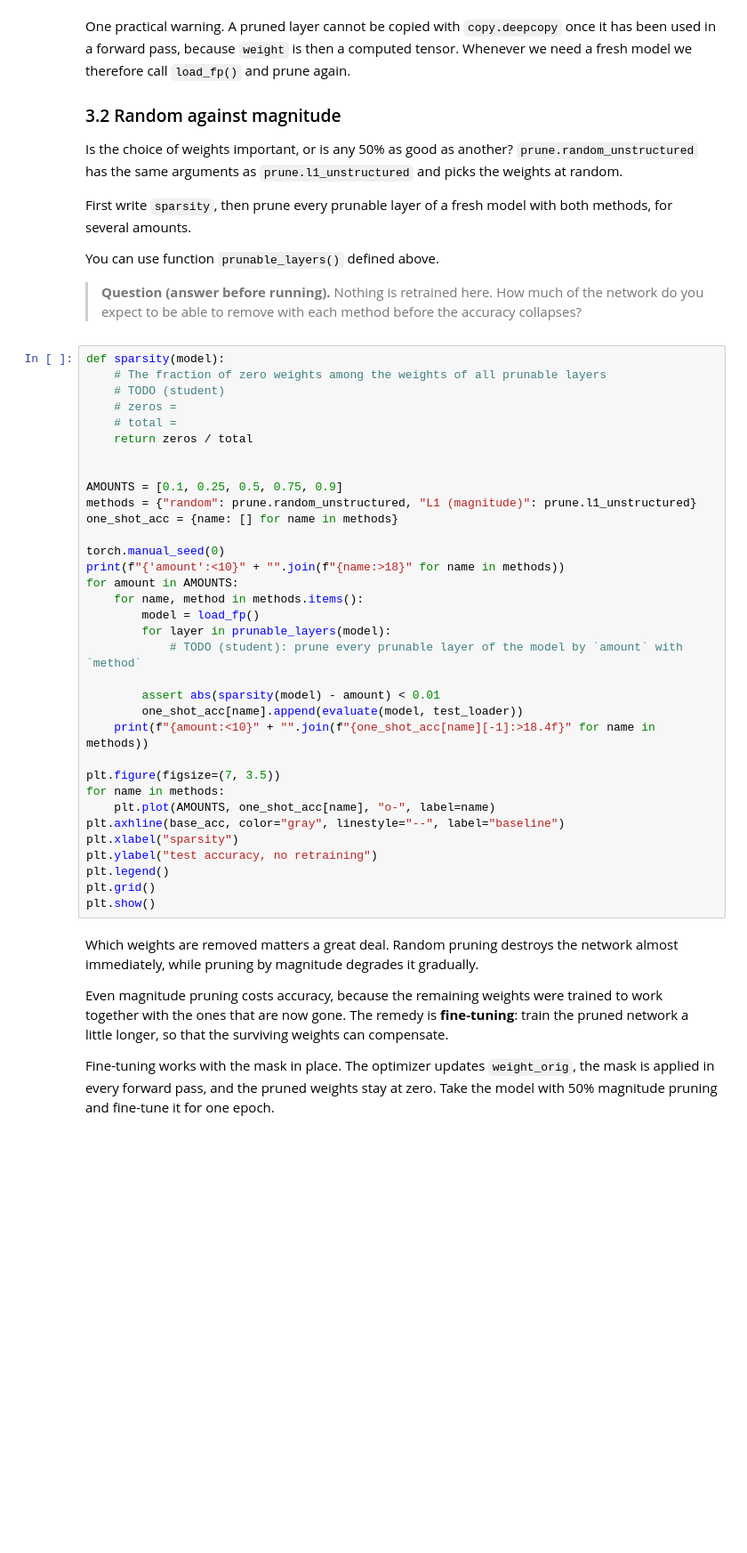
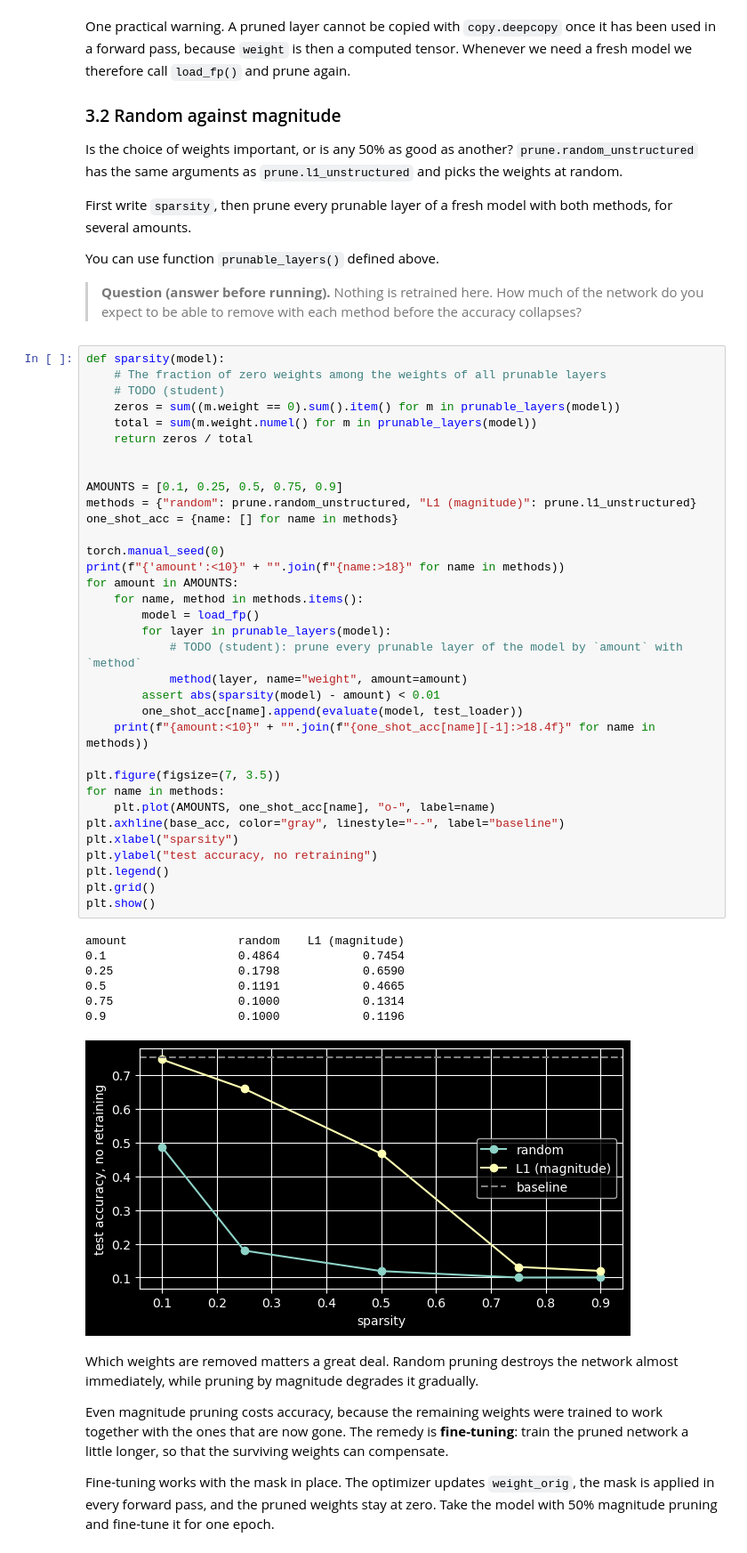
Before and after one commit to jjedra4/embedded_systems, a Jupyter notebook: lab03/Lab3_todo.ipynb, the cells around one changed output. Shown at 89% size. Saved outputs shown, nothing was run; the diff lists cells and outputs as text; blank space fills up the shorter version.

```diff
--- a/lab03/Lab3_todo.ipynb
+++ b/lab03/Lab3_todo.ipynb
@@ -258,36 +278,44 @@ You can use function `prunable_layers()` defined above.
 def sparsity(model):
     # The fraction of zero weights among the weights of all prunable layers
     # TODO (student)
-    # zeros =
-    # total =
+    zeros = sum((m.weight == 0).sum().item() for m in prunable_layers(model))
+    total = sum(m.weight.numel() for m in prunable_layers(model))
     return zeros / total
 
 
 AMOUNTS = [0.1, 0.25, 0.5, 0.75, 0.9]
 methods = {"random": prune.random_unstructured, "L1 (magnitude)": prune.l1_unstructured}
 one_shot_acc = {name: [] for name in methods}
 
 torch.manual_seed(0)
 print(f"{'amount':<10}" + "".join(f"{name:>18}" for name in methods))
 for amount in AMOUNTS:
     for name, method in methods.items():
         model = load_fp()
         for layer in prunable_layers(model):
             # TODO (student): prune every prunable layer of the model by `amount` with `method`
-
+            method(layer, name="weight", amount=amount)
         assert abs(sparsity(model) - amount) < 0.01
         one_shot_acc[name].append(evaluate(model, test_loader))
     print(f"{amount:<10}" + "".join(f"{one_shot_acc[name][-1]:>18.4f}" for name in methods))
 
 plt.figure(figsize=(7, 3.5))
 for name in methods:
     plt.plot(AMOUNTS, one_shot_acc[name], "o-", label=name)
 plt.axhline(base_acc, color="gray", linestyle="--", label="baseline")
 plt.xlabel("sparsity")
 plt.ylabel("test accuracy, no retraining")
 plt.legend()
 plt.grid()
 plt.show()
+# %% [output]
+amount                random    L1 (magnitude)
+0.1                   0.4864            0.7454
+0.25                  0.1798            0.6590
+0.5                   0.1191            0.4665
+0.75                  0.1000            0.1314
+0.9                   0.1000            0.1196
+[figure, added]
 # %% [markdown]
 Which weights are removed matters a great deal. Random pruning destroys the network almost immediately, while pruning by magnitude degrades it gradually.
 
```
Also changed, not shown: parts of 13 cells of this notebook, 10 other files.
